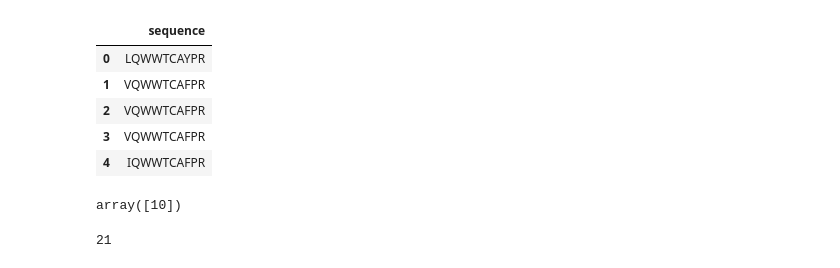
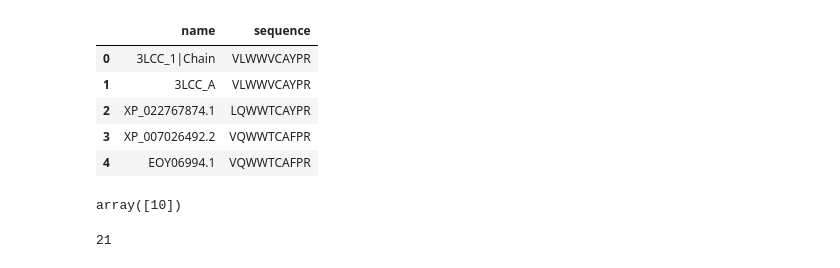
Before and after one commit to pikruse/cluster-mht, a Jupyter notebook: notebooks/Cluster.ipynb, the cells around one changed output. Saved outputs shown, nothing was run; the diff lists cells and outputs as text; code cells hidden in the pictures.

```diff
--- a/notebooks/Cluster.ipynb
+++ b/notebooks/Cluster.ipynb
@@ -16,25 +17,31 @@ from sklearn.metrics import silhouette_score
 
 sys.path.append('../')
 # %%
-# CHANGE FILE AND PARSE ON TAB
 # load data such that each row is a sample with one column for name and one for sequence
+
+# add sequence names as a ft
 def load_data(filepath):
     with open(filepath, 'r') as f:
         lines = f.readlines()
         seqs = []
+        names = []
         for i in range(0, len(lines)):
-            seqs.append(lines[i].strip())
-    return pd.DataFrame({'sequence': seqs})
+            # split line by tab
+            line = lines[i].split('\t')
+            names.append(line[0][1:].strip())
+            seqs.append(line[1].strip())
+    return pd.DataFrame({'name': names,
+                         'sequence': seqs})
 
-seqs = load_data('../data/clustalo-I20240820-222424-0237-19311203-p1m.aln-fasta.oneline.txt.Residue_Columns.txt')
+seqs = load_data('../data/clustalo-I20240820-222424-0237-19311203-p1m.aln-fasta.oneline.txt.Residue_Columns.With_SeqID.txt')
 seqs.head()
 # %% [output]
-|  | sequence |
-| 0 | LQWWTCAYPR |
-| 1 | VQWWTCAFPR |
-| 2 | VQWWTCAFPR |
-| 3 | VQWWTCAFPR |
-| 4 | IQWWTCAFPR |
+|  | name | sequence |
+| 0 | 3LCC_1|Chain | VLWWVCAYPR |
+| 1 | 3LCC_A | VLWWVCAYPR |
+| 2 | XP_022767874.1 | LQWWTCAYPR |
+| 3 | XP_007026492.2 | VQWWTCAFPR |
+| 4 | EOY06994.1 | VQWWTCAFPR |
 # %%
 # check sequence lengths
 np.unique(seqs['sequence'].apply(len))
```
Also changed, not shown: parts of 18 cells of this notebook.
